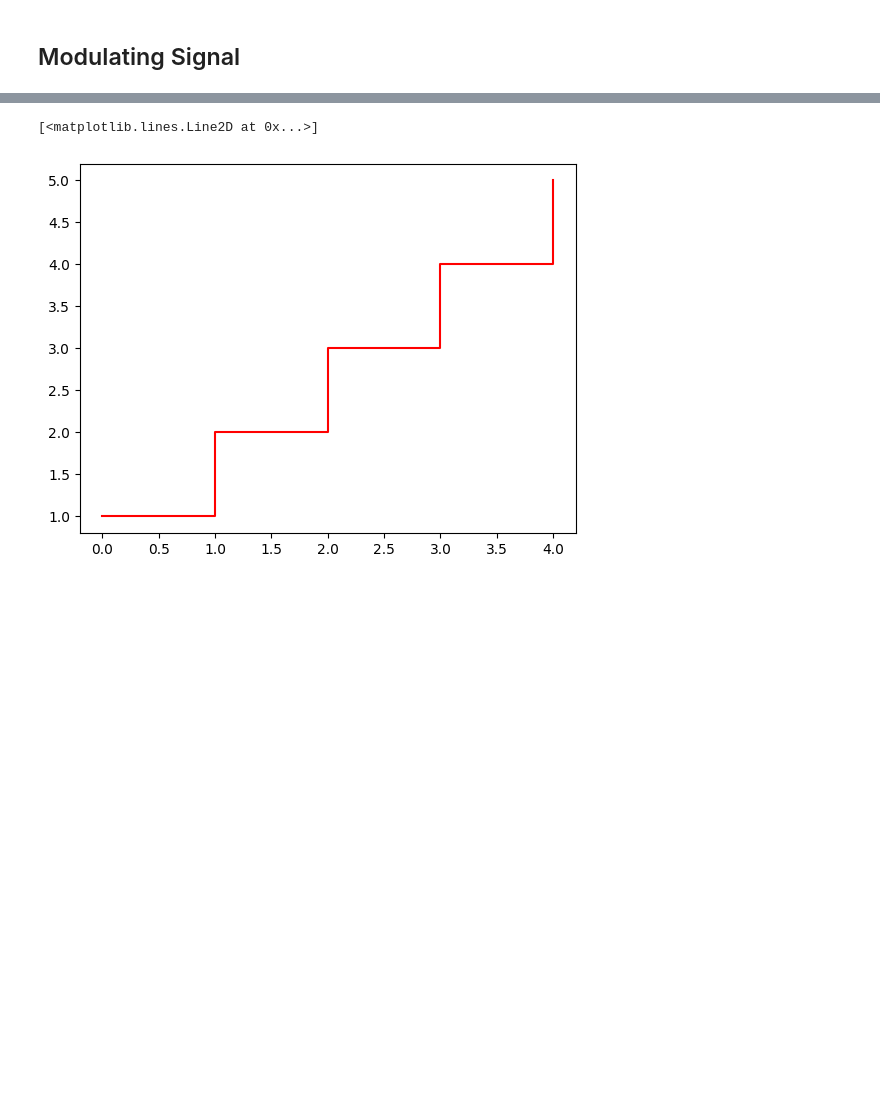
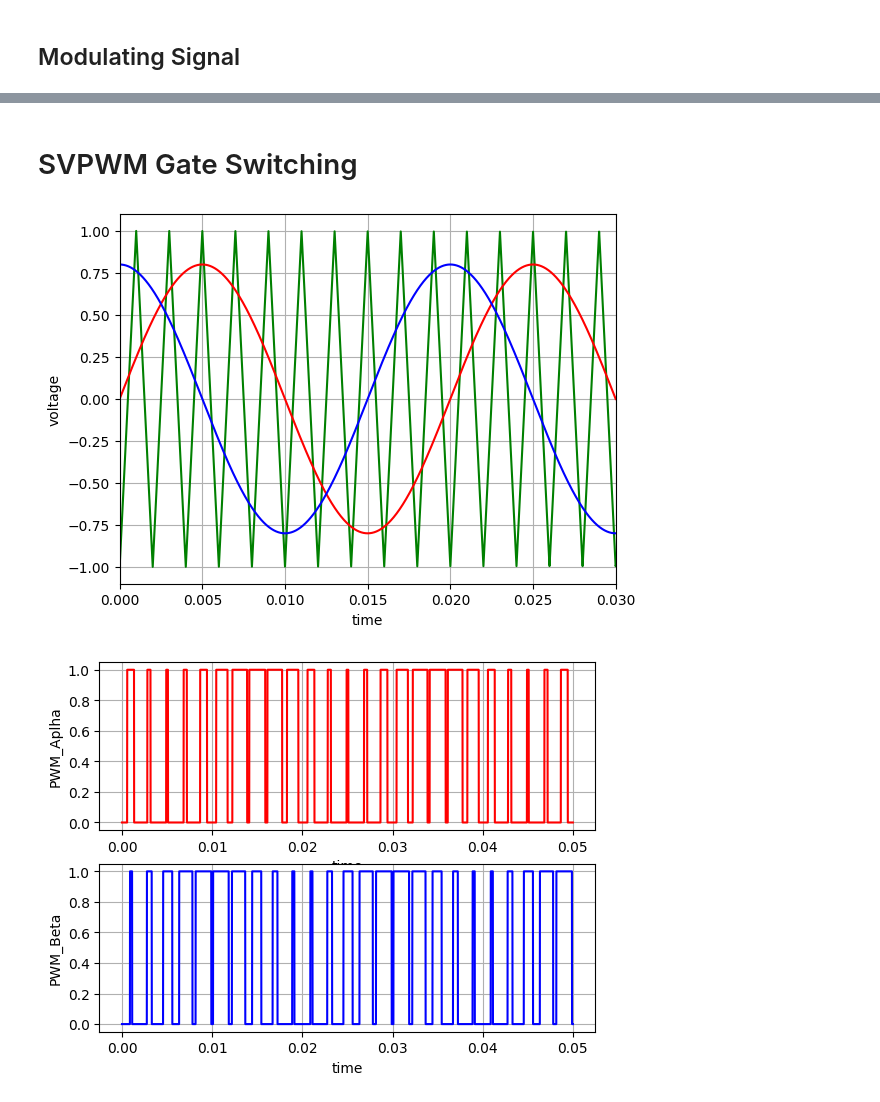
Before and after one commit to sunnyiisc/Three-Phase-Inverter-12VDC-to-440VAC-3ph--50Hz, a Jupyter notebook: 3_phase_Inverter.ipynb, the cells around one changed output, grey strips where cells are left out. Saved outputs shown, nothing was run; the diff lists cells and outputs as text; code cells hidden in the pictures; blank space fills up the shorter version.

```diff
--- a/3_phase_Inverter.ipynb
+++ b/3_phase_Inverter.ipynb
@@ -78,6 +145,50 @@ plt.grid()
-# %%
-x = [1, 2, 3, 4, 5]
-plt.step(x, 'r', where='post')
-# %% [output]
-[<matplotlib.lines.Line2D at 0x...>]
-[figure, removed]
+# %% [markdown]
+# SVPWM Gate Switching
+# %%
+# Constants
+fm = 50
+fc = 500
+m = 0.8
+
+tran = 50e-3
+
+# Transient time
+t = np.linspace(0, tran, num=10000)
+
+# Modulating Signal
+xalpha = m * np.sin(2*math.pi*fm*t)
+xbeta = m * np.sin(2*math.pi*fm*t + math.pi/2)
+
+# Carrier Signal
+xc = sig.sawtooth(2*math.pi*fc*t, width=0.5)
+
+# PWM signal
+x_pwma = xalpha < xc
+x_pwmb = xbeta < xc
+
+# Plotting
+plt.plot(t, xc, 'g')
+plt.plot(t, xalpha, 'r')
+plt.plot(t, xbeta, 'b')
+plt.xlabel('time')
+plt.ylabel('voltage')
+plt.xlim(0, 30e-3)
+plt.grid()
+plt.show()
+
+
+plt.subplot(2,1,1)
+plt.plot(t, x_pwma, 'r')
+plt.xlabel('time')
+plt.ylabel('PWM_Aplha')
+plt.grid()
+
+plt.subplot(2,1,2)
+plt.plot(t, x_pwmb, 'b')
+plt.xlabel('time')
+plt.ylabel('PWM_Beta')
+plt.grid()
+plt.show()
+# %% [output]
+[figure, added]
+[figure, added]
```
Also changed, not shown: parts of 7 cells of this notebook.
